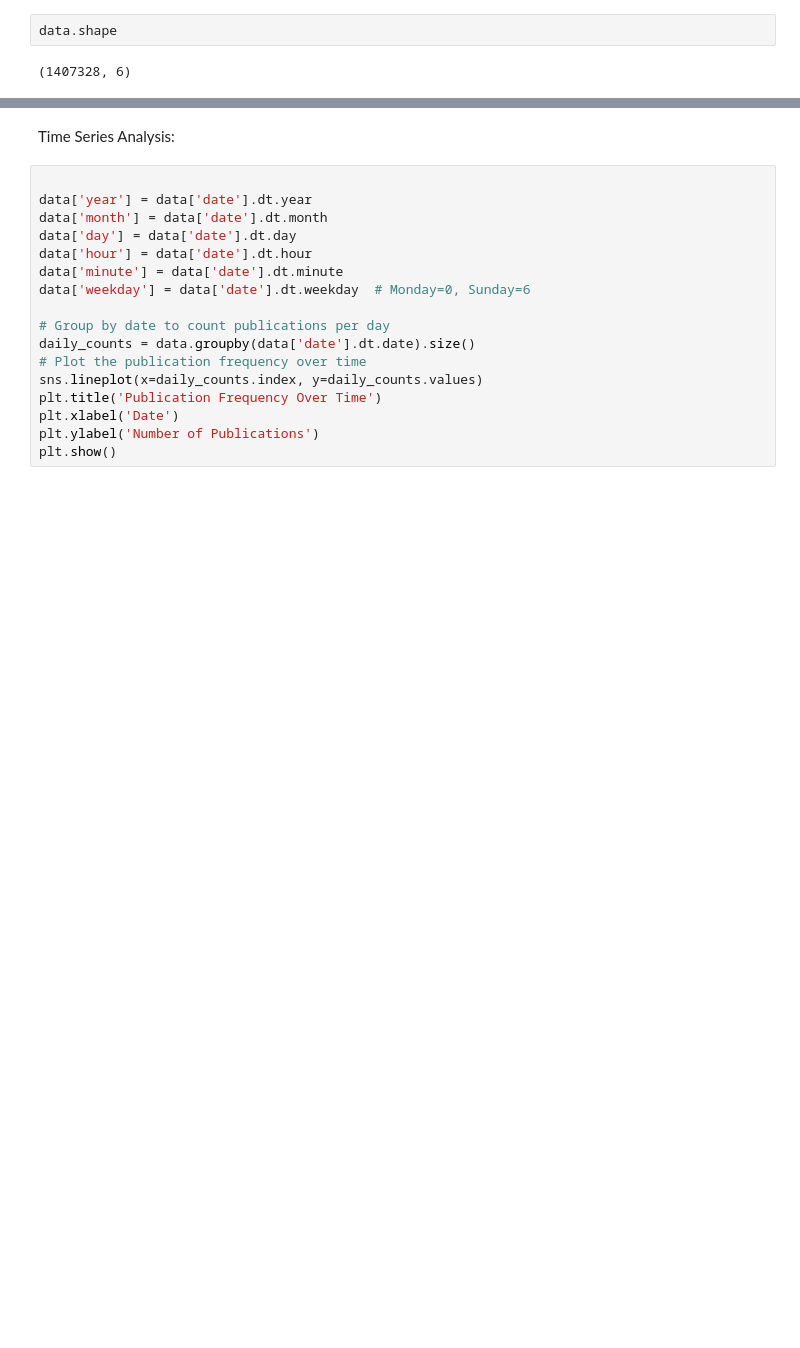
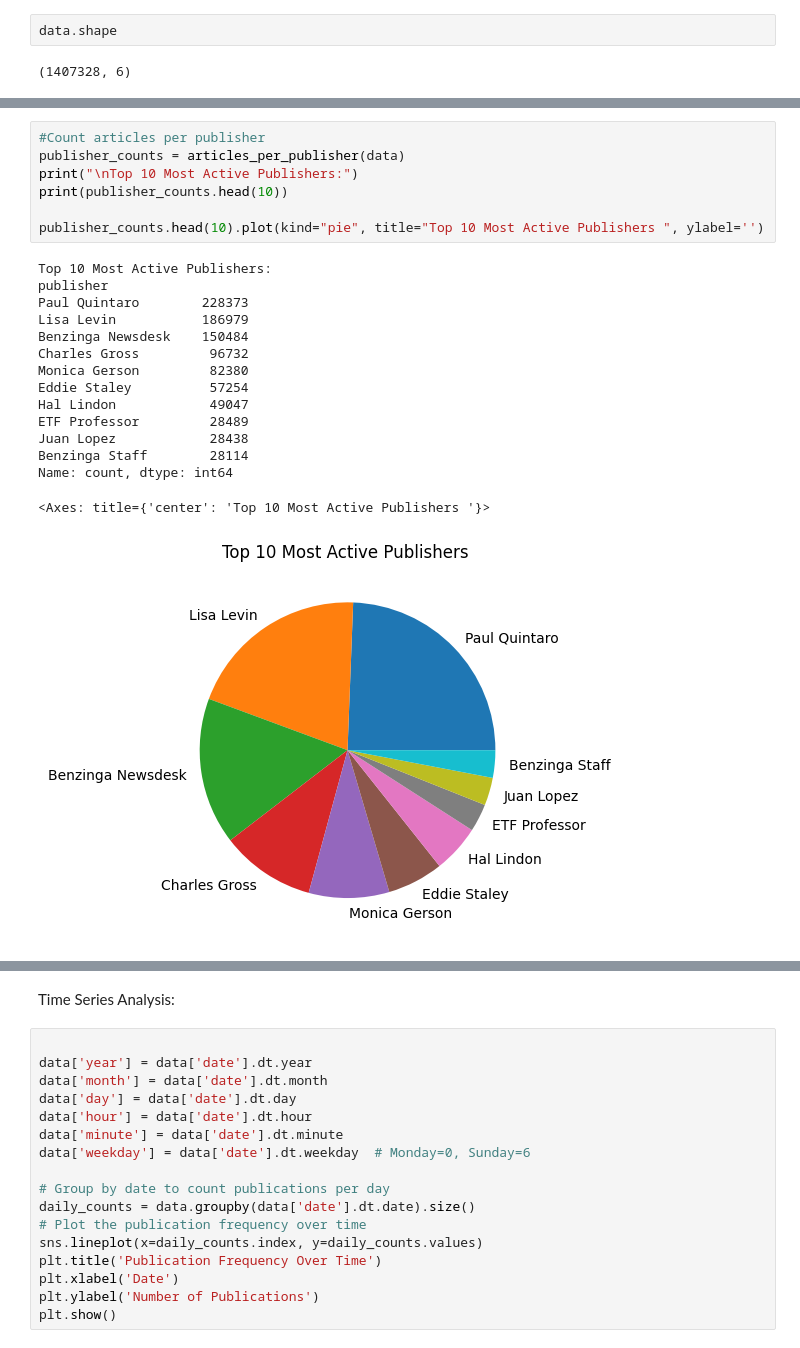
Before and after one commit to tesfayefekadu/kifiya_week_1, a Jupyter notebook: notebooks/Eda_analysis.ipynb, the cells around one changed output, grey strips where cells are left out. Cells and saved outputs as stored; diff of their text form; blank space fills up the shorter version.

```diff
--- a/notebooks/Eda_analysis.ipynb
+++ b/notebooks/Eda_analysis.ipynb
@@ -234,0 +81,23 @@ plt.show()  # Display the chart
+# %%
+#Count articles per publisher
+publisher_counts = articles_per_publisher(data)
+print("\nTop 10 Most Active Publishers:")
+print(publisher_counts.head(10))
+
+publisher_counts.head(10).plot(kind="pie", title="Top 10 Most Active Publishers ", ylabel='')
+# %% [output]
+Top 10 Most Active Publishers:
+publisher
+Paul Quintaro        228373
+Lisa Levin           186979
+Benzinga Newsdesk    150484
+Charles Gross         96732
+Monica Gerson         82380
+Eddie Staley          57254
+Hal Lindon            49047
+ETF Professor         28489
+Juan Lopez            28438
+Benzinga Staff        28114
+Name: count, dtype: int64
+<Axes: title={'center': 'Top 10 Most Active Publishers '}>
+[figure, added]
```
Also changed, not shown: parts of 33 cells of this notebook, 3 other files.
